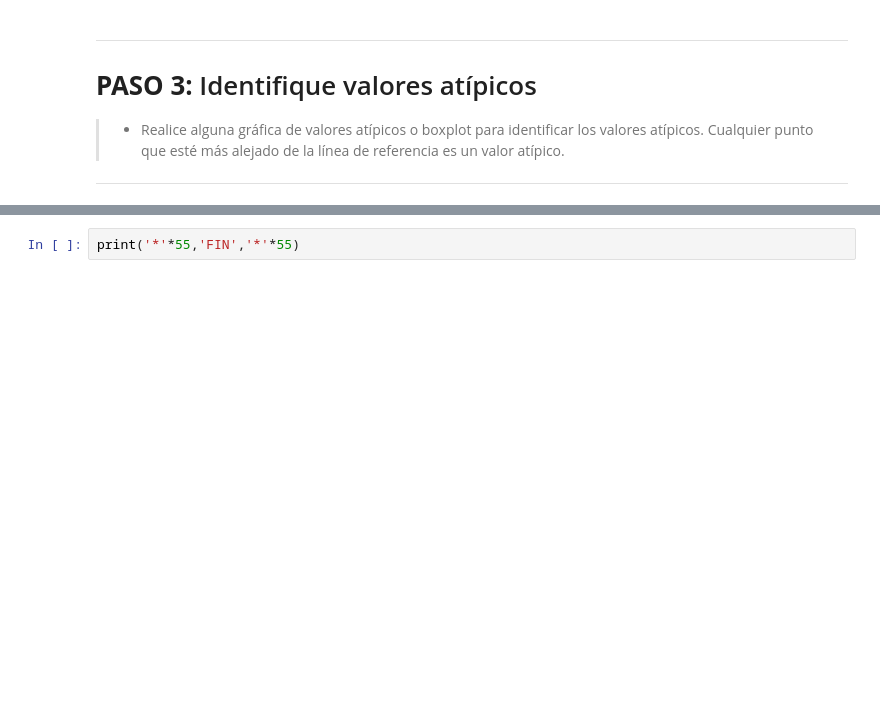
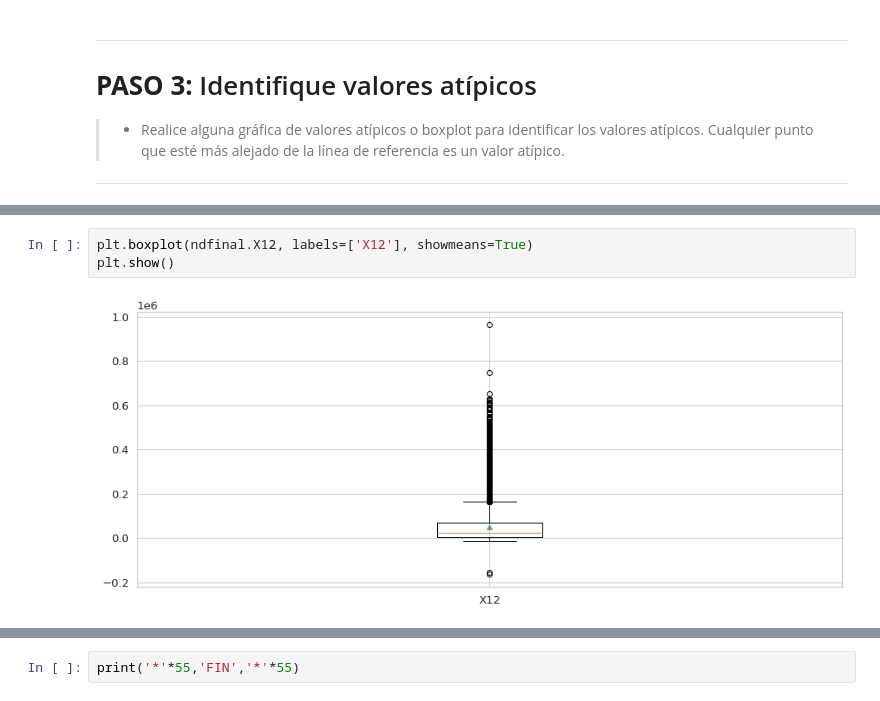
Before and after one commit to PosgradoMNA/actividades-del-projecto-team_59, a Jupyter notebook: Actividad_Sem_04_CD_PCA.ipynb, the cells around one changed output, grey strips where cells are left out. Drawn from its saved outputs; the diff is of its cells as text; blank space fills up the shorter version.

```diff
--- a/Actividad_Sem_04_CD_PCA.ipynb
+++ b/Actividad_Sem_04_CD_PCA.ipynb
@@ -763,0 +789,5 @@ Name: PC2, dtype: float64
+# %%
+plt.boxplot(ndfinal.X12, labels=['X12'], showmeans=True)
+plt.show()
+# %% [output]
+[figure, added]
```
Also changed, not shown: parts of 15 cells of this notebook.
